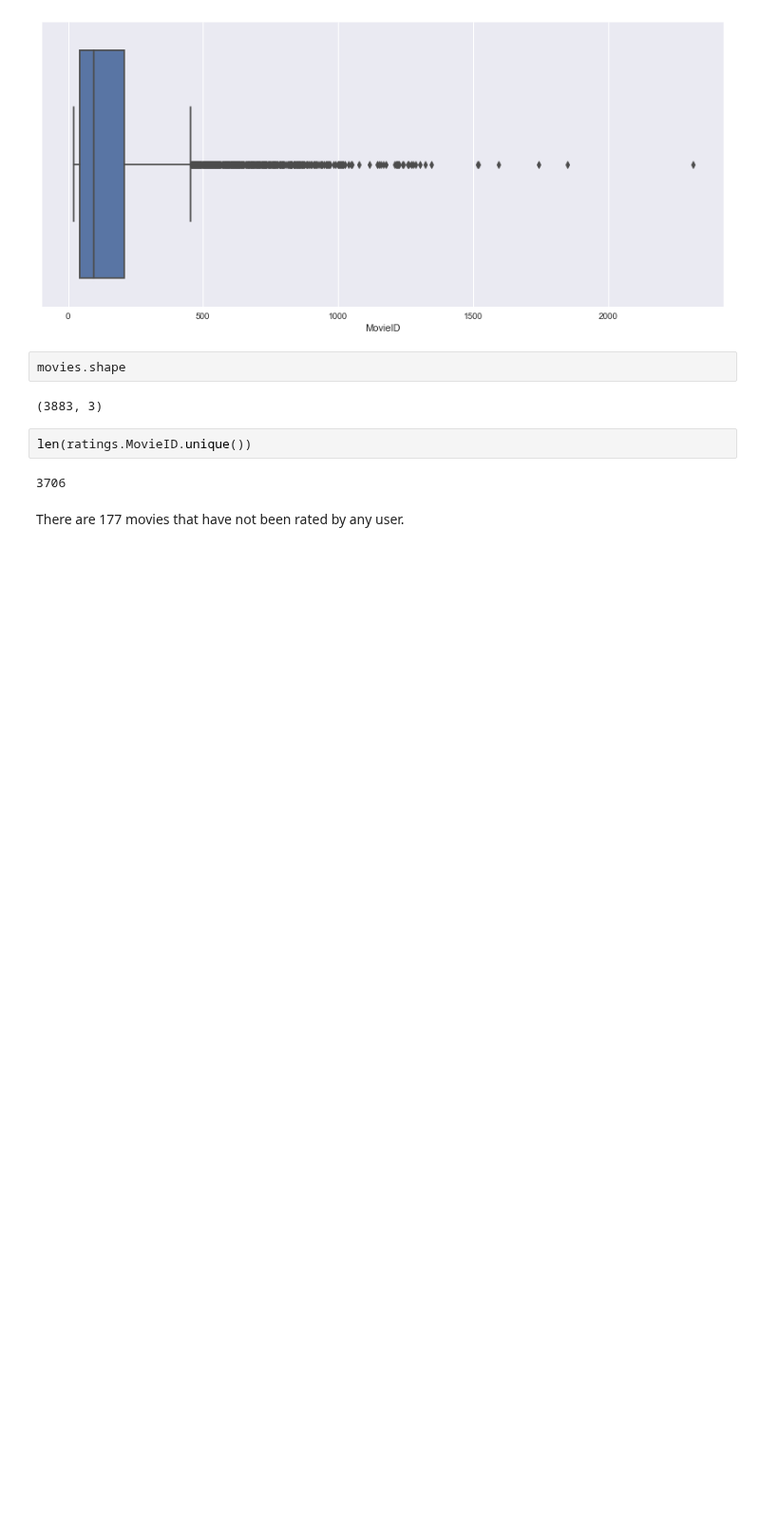
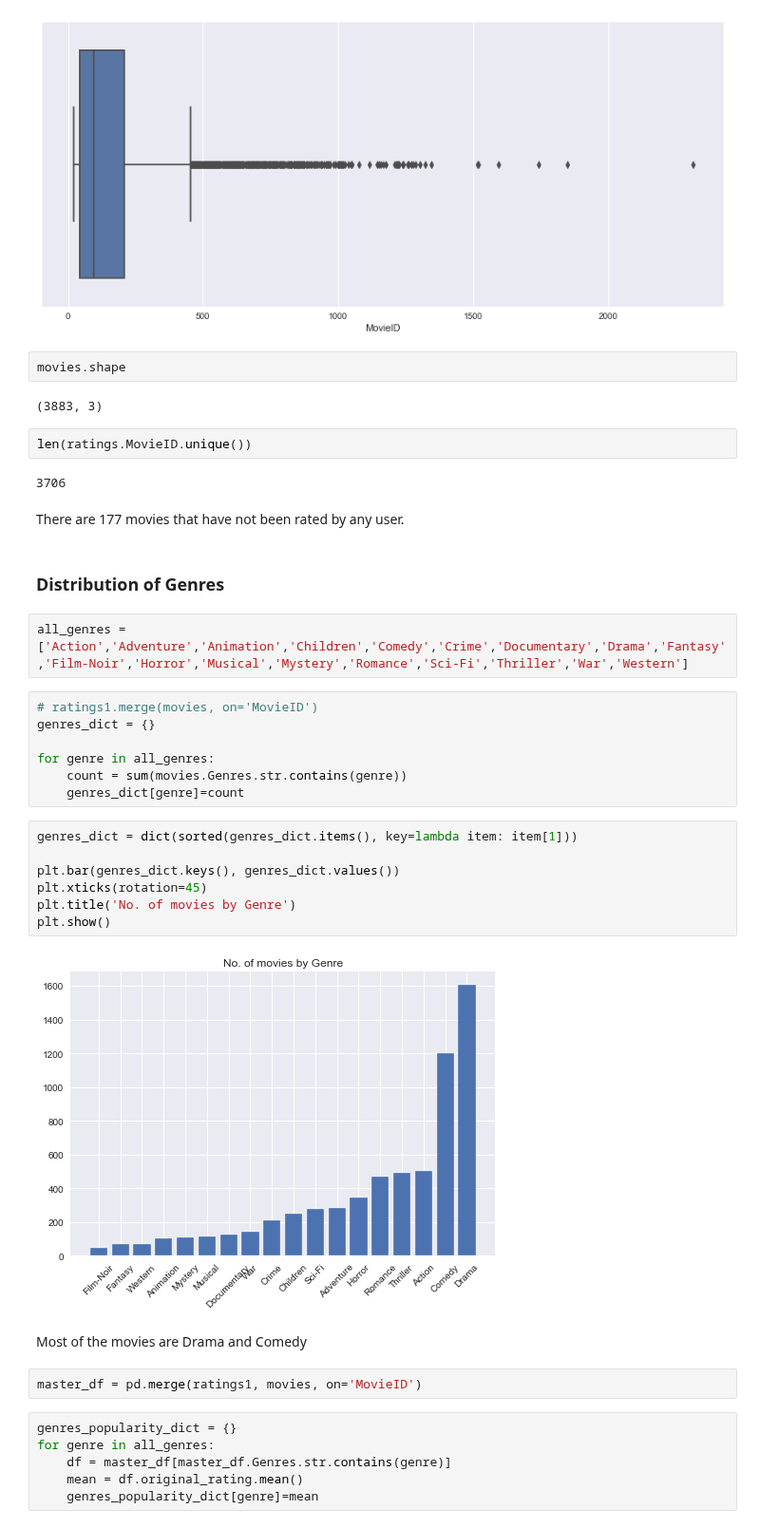
Before and after one commit to SandipSonawane/UIUC-STAT542-Statistical-Learning, a Jupyter notebook: Project 4- Movie Recommendation App/Movie_Recommender.ipynb, the cells around one changed output. Shown at 95% size. Cells and saved outputs as stored; diff of their text form; blank space fills up the shorter version.

```diff
--- a/Project 4- Movie Recommendation App/Movie_Recommender.ipynb
+++ b/Project 4- Movie Recommendation App/Movie_Recommender.ipynb
@@ -317,3 +320,33 @@ len(ratings.MovieID.unique())
 3706
 # %% [markdown]
 There are 177 movies that have not been rated by any user.
+# %% [markdown]
+### Distribution of Genres
+# %%
+all_genres = ['Action','Adventure','Animation','Children','Comedy','Crime','Documentary','Drama','Fantasy','Film-Noir','Horror','Musical','Mystery','Romance','Sci-Fi','Thriller','War','Western']
+# %%
+# ratings1.merge(movies, on='MovieID')
+genres_dict = {}
+
+for genre in all_genres:
+    count = sum(movies.Genres.str.contains(genre))
+    genres_dict[genre]=count
+# %%
+genres_dict = dict(sorted(genres_dict.items(), key=lambda item: item[1]))
+
+plt.bar(genres_dict.keys(), genres_dict.values())
+plt.xticks(rotation=45)
+plt.title('No. of movies by Genre')
+plt.show()
+# %% [output]
+[figure, added]
+# %% [markdown]
+Most of the movies are Drama and Comedy
+# %%
+master_df = pd.merge(ratings1, movies, on='MovieID')
+# %%
+genres_popularity_dict = {}
+for genre in all_genres:
+    df = master_df[master_df.Genres.str.contains(genre)]
+    mean = df.original_rating.mean()
+    genres_popularity_dict[genre]=mean
```
Also changed, not shown: parts of 23 cells of this notebook.
